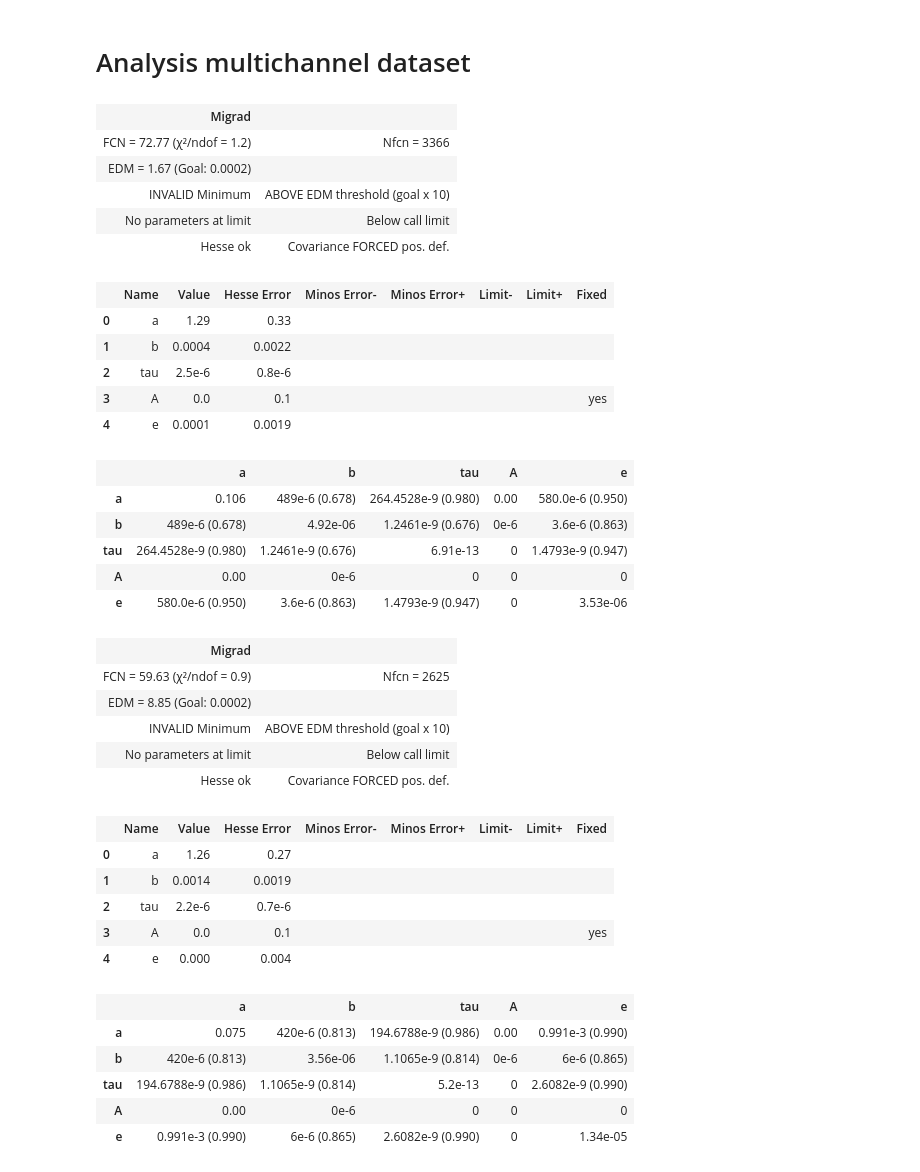
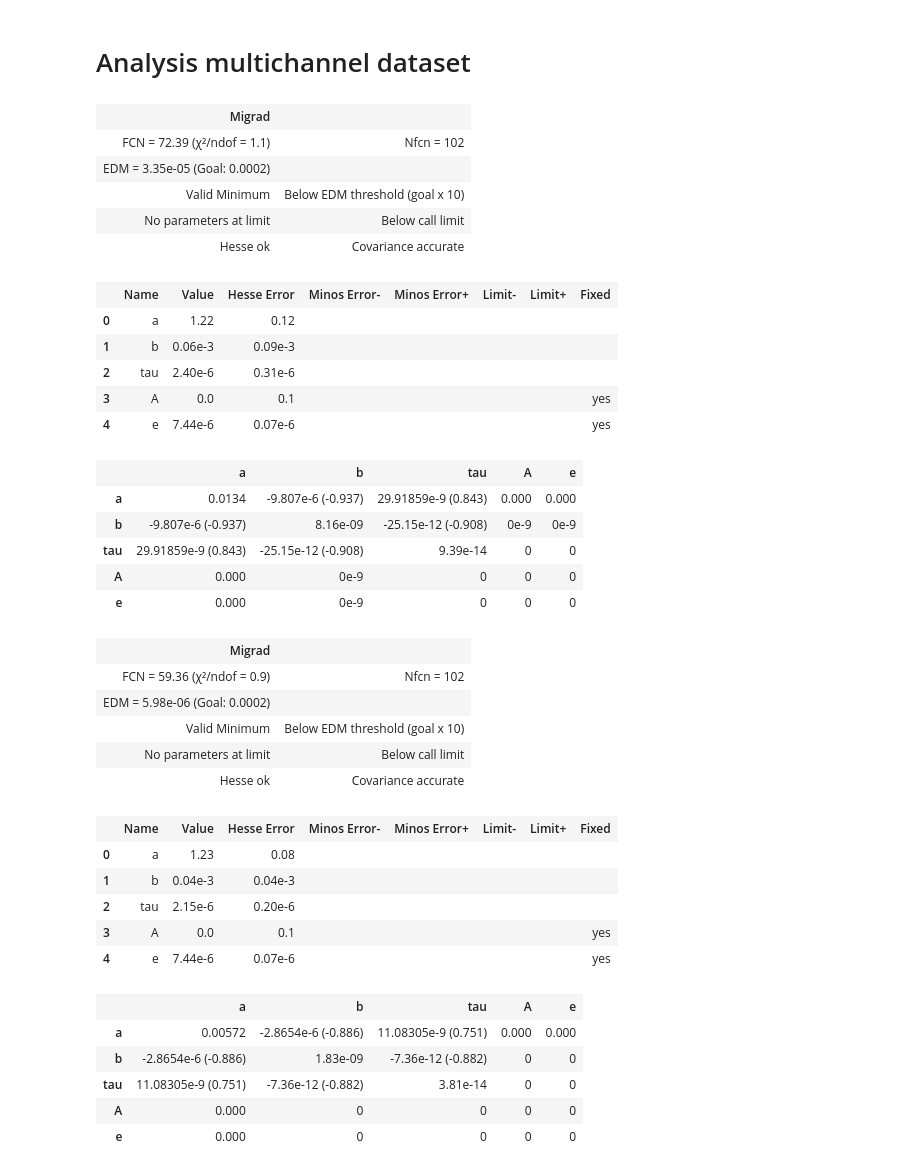
Before and after one commit to Matti-z/Lab-muons, a Jupyter notebook: hist_definitivo.ipynb, the cells around one changed output. Cells and saved outputs as stored; diff of their text form; code cells hidden in the pictures.

```diff
--- a/hist_definitivo.ipynb
+++ b/hist_definitivo.ipynb
@@ -386,49 +386,51 @@ end(g)
 # %%
 data_g_refact = data_g[data_g>5e-7]
 data_p_refact = data_p[data_p>5e-7]
 
 exp_unif_args = {"a": 0.9, "b": 0, "tau": TAU_MU , "A":0 , "e": max(data_refact)}
 g = dataset_analysis( data_g_refact , exp_unif , bins = n_bins , args=exp_unif_args)
-
+# m.limits["a" , "b"] = (0,1) #type:ignore
+g.fixed["e"] = True
 end(g)
 
 p = dataset_analysis( data_p_refact , exp_unif , bins = n_bins , args=exp_unif_args)
-
+# m.limits["a" , "b"] = (0,1) #type:ignore
+p.fixed["e"] = True
 end(p)
 # %% [output]
 | Migrad |  |
-| FCN = 72.77 (χ²/ndof = 1.2) | Nfcn = 3366 |
-| EDM = 1.67 (Goal: 0.0002) |  |
-| INVALID Minimum | ABOVE EDM threshold (goal x 10) |
+| FCN = 72.39 (χ²/ndof = 1.1) | Nfcn = 102 |
+| EDM = 3.35e-05 (Goal: 0.0002) |  |
+| Valid Minimum | Below EDM threshold (goal x 10) |
 | No parameters at limit | Below call limit |
-| Hesse ok | Covariance FORCED pos. def. |
+| Hesse ok | Covariance accurate |
 |  | Name | Value | Hesse Error | Minos Error- | Minos Error+ | Limit- | Limit+ | Fixed |
-| 0 | a | 1.29 | 0.33 |  |  |  |  |  |
-| 1 | b | 0.0004 | 0.0022 |  |  |  |  |  |
-| 2 | tau | 2.5e-6 | 0.8e-6 |  |  |  |  |  |
+| 0 | a | 1.22 | 0.12 |  |  |  |  |  |
+| 1 | b | 0.06e-3 | 0.09e-3 |  |  |  |  |  |
+| 2 | tau | 2.40e-6 | 0.31e-6 |  |  |  |  |  |
 | 3 | A | 0.0 | 0.1 |  |  |  |  | yes |
-| 4 | e | 0.0001 | 0.0019 |  |  |  |  |  |
+| 4 | e | 7.44e-6 | 0.07e-6 |  |  |  |  | yes |
 |  | a | b | tau | A | e |
-| a | 0.106 | 489e-6 (0.678) | 264.4528e-9 (0.980) | 0.00 | 580.0e-6 (0.950) |
-| b | 489e-6 (0.678) | 4.92e-06 | 1.2461e-9 (0.676) | 0e-6 | 3.6e-6 (0.863) |
-| tau | 264.4528e-9 (0.980) | 1.2461e-9 (0.676) | 6.91e-13 | 0 | 1.4793e-9 (0.947) |
-| A | 0.00 | 0e-6 | 0 | 0 | 0 |
-| e | 580.0e-6 (0.950) | 3.6e-6 (0.863) | 1.4793e-9 (0.947) | 0 | 3.53e-06 |
+| a | 0.0134 | -9.807e-6 (-0.937) | 29.91859e-9 (0.843) | 0.000 | 0.000 |
+| b | -9.807e-6 (-0.937) | 8.16e-09 | -25.15e-12 (-0.908) | 0e-9 | 0e-9 |
+| tau | 29.91859e-9 (0.843) | -25.15e-12 (-0.908) | 9.39e-14 | 0 | 0 |
+| A | 0.000 | 0e-9 | 0 | 0 | 0 |
+| e | 0.000 | 0e-9 | 0 | 0 | 0 |
 | Migrad |  |
-| FCN = 59.63 (χ²/ndof = 0.9) | Nfcn = 2625 |
-| EDM = 8.85 (Goal: 0.0002) |  |
-| INVALID Minimum | ABOVE EDM threshold (goal x 10) |
+| FCN = 59.36 (χ²/ndof = 0.9) | Nfcn = 102 |
+| EDM = 5.98e-06 (Goal: 0.0002) |  |
+| Valid Minimum | Below EDM threshold (goal x 10) |
 | No parameters at limit | Below call limit |
-| Hesse ok | Covariance FORCED pos. def. |
+| Hesse ok | Covariance accurate |
 |  | Name | Value | Hesse Error | Minos Error- | Minos Error+ | Limit- | Limit+ | Fixed |
-| 0 | a | 1.26 | 0.27 |  |  |  |  |  |
-| 1 | b | 0.0014 | 0.0019 |  |  |  |  |  |
-| 2 | tau | 2.2e-6 | 0.7e-6 |  |  |  |  |  |
+| 0 | a | 1.23 | 0.08 |  |  |  |  |  |
+| 1 | b | 0.04e-3 | 0.04e-3 |  |  |  |  |  |
+| 2 | tau | 2.15e-6 | 0.20e-6 |  |  |  |  |  |
 | 3 | A | 0.0 | 0.1 |  |  |  |  | yes |
-| 4 | e | 0.000 | 0.004 |  |  |  |  |  |
+| 4 | e | 7.44e-6 | 0.07e-6 |  |  |  |  | yes |
 |  | a | b | tau | A | e |
-| a | 0.075 | 420e-6 (0.813) | 194.6788e-9 (0.986) | 0.00 | 0.991e-3 (0.990) |
-| b | 420e-6 (0.813) | 3.56e-06 | 1.1065e-9 (0.814) | 0e-6 | 6e-6 (0.865) |
-| tau | 194.6788e-9 (0.986) | 1.1065e-9 (0.814) | 5.2e-13 | 0 | 2.6082e-9 (0.990) |
-| A | 0.00 | 0e-6 | 0 | 0 | 0 |
-| e | 0.991e-3 (0.990) | 6e-6 (0.865) | 2.6082e-9 (0.990) | 0 | 1.34e-05 |
+| a | 0.00572 | -2.8654e-6 (-0.886) | 11.08305e-9 (0.751) | 0.000 | 0.000 |
+| b | -2.8654e-6 (-0.886) | 1.83e-09 | -7.36e-12 (-0.882) | 0 | 0 |
+| tau | 11.08305e-9 (0.751) | -7.36e-12 (-0.882) | 3.81e-14 | 0 | 0 |
+| A | 0.000 | 0 | 0 | 0 | 0 |
+| e | 0.000 | 0 | 0 | 0 | 0 |
```
